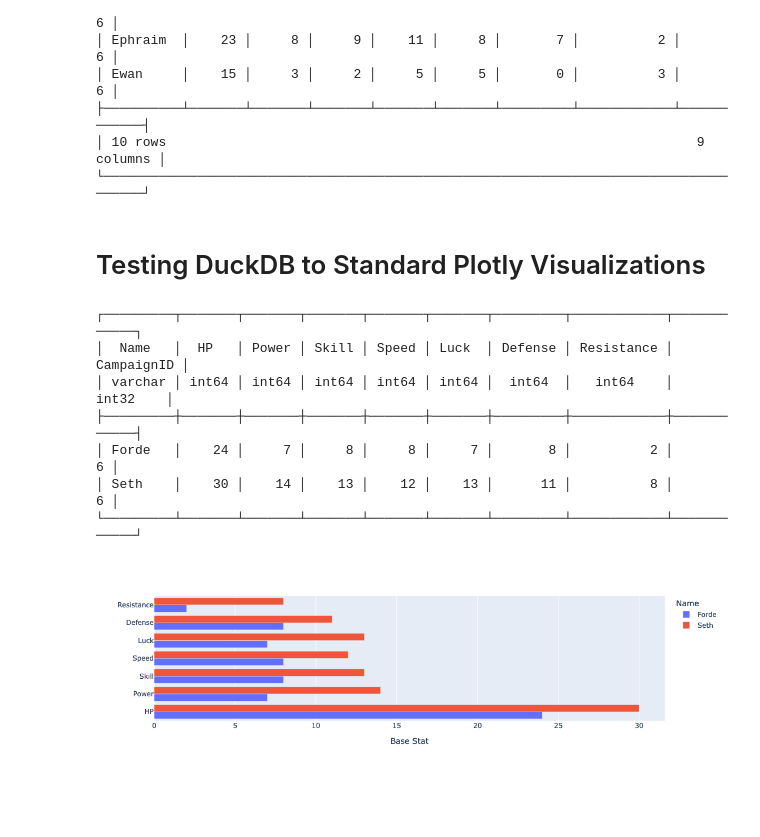
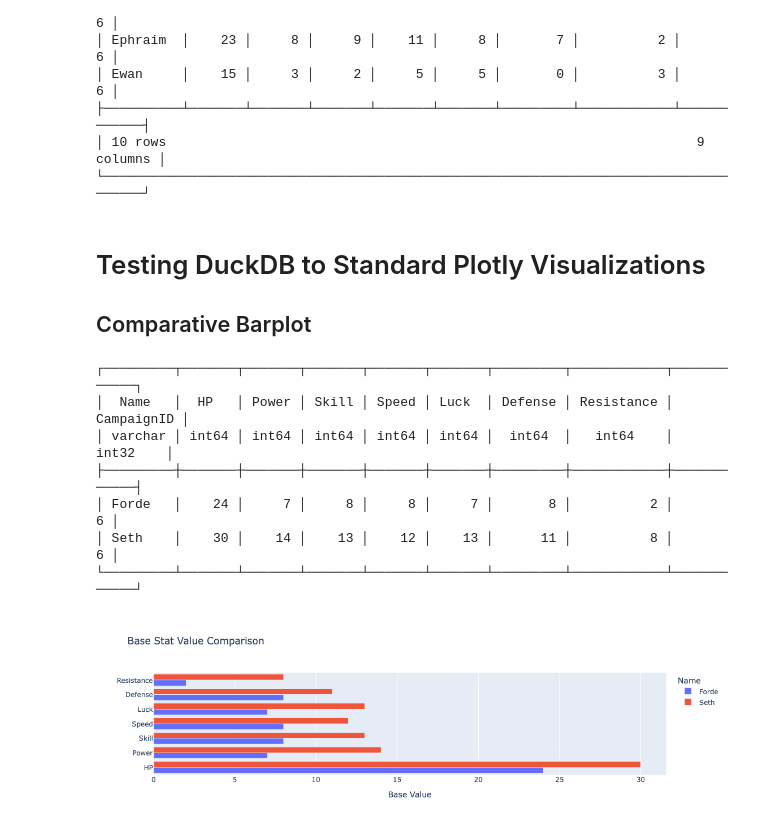
Before and after one commit to blamson/fire-emblem-app, a Jupyter notebook: notebooks/RecreatePowerbiModel.ipynb, the cells around one changed output. Saved outputs shown, nothing was run; the diff lists cells and outputs as text; code cells hidden in the pictures; blank space fills up the shorter version.

Commit message:
Basic visualizations created

```diff
--- a/notebooks/RecreatePowerbiModel.ipynb
+++ b/notebooks/RecreatePowerbiModel.ipynb
@@ -196,33 +196,34 @@ con.sql("select * from baseswide limit 10")
 └──────────────────────────────────────────────────────────────────────────────────────┘
 # %% [markdown]
 # Testing DuckDB to Standard Plotly Visualizations
+## Comparative Barplot
 # %%
 import plotly.express as px
 
 table = con.sql(
     """
     SELECT *
     FROM baseswide
     WHERE name in ('Forde', 'Seth')
     """
 )
 
 table.show()
 df = table.pl()
 # Pivot to long format
 df = df.melt(id_vars=["Name", "CampaignID"])
 
 fig = px.bar(
     df, y="variable", x="value", color="Name", barmode="group",
-    labels={"value": "Base Stat", "variable": ""}
+    labels={"value": "Base Value", "variable": ""}, title="Base Stat Value Comparison"
 )
 fig.show()
 # %% [output]
 ┌─────────┬───────┬───────┬───────┬───────┬───────┬─────────┬────────────┬────────────┐
 │  Name   │  HP   │ Power │ Skill │ Speed │ Luck  │ Defense │ Resistance │ CampaignID │
 │ varchar │ int64 │ int64 │ int64 │ int64 │ int64 │  int64  │   int64    │   int32    │
 ├─────────┼───────┼───────┼───────┼───────┼───────┼─────────┼────────────┼────────────┤
 │ Forde   │    24 │     7 │     8 │     8 │     7 │       8 │          2 │          6 │
 │ Seth    │    30 │    14 │    13 │    12 │    13 │      11 │          8 │          6 │
 └─────────┴───────┴───────┴───────┴───────┴───────┴─────────┴────────────┴────────────┘
-[figure, old version]
+[figure, new version]
```
Also changed, not shown: parts of 3 cells of this notebook.
